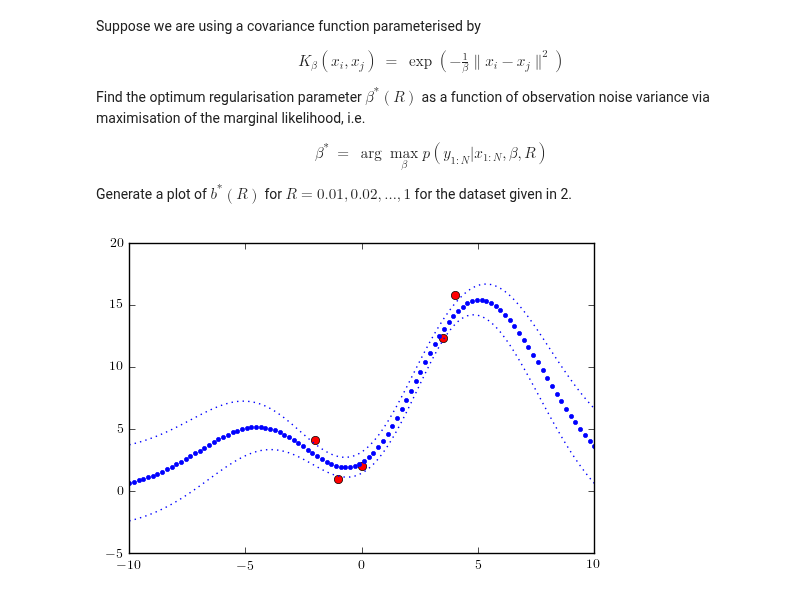
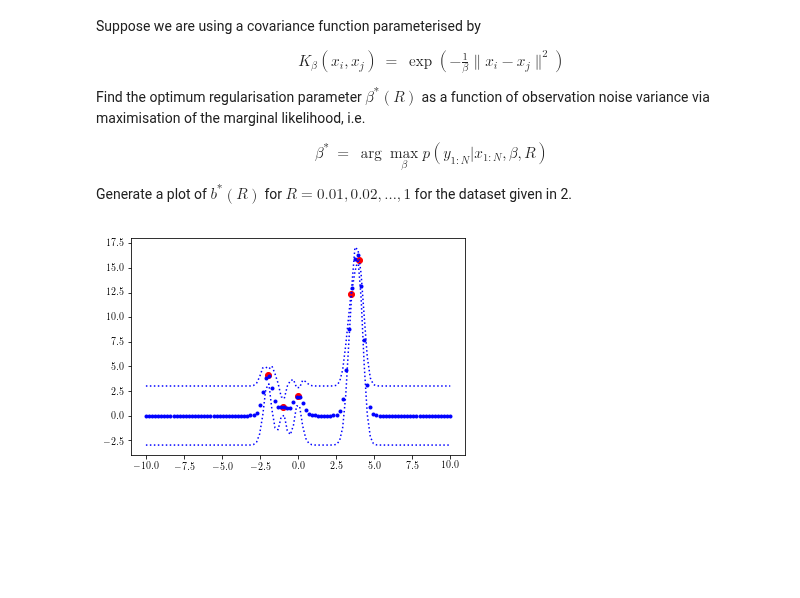
Before and after one commit to atcemgil/notes, a Jupyter notebook: MultivariateGaussian.ipynb, the cells around one changed output. Drawn from its saved outputs; the diff is of its cells as text; code cells hidden in the pictures; blank space fills up the shorter version.

```diff
--- a/MultivariateGaussian.ipynb
+++ b/MultivariateGaussian.ipynb
@@ -368,33 +368,33 @@ def cov_fun_bell(x1,x2,delta=1):
 def cov_fun_exp(x1,x2):
     return np.exp(-0.5*np.abs(x1-x2))
 
 def cov_fun(x1,x2):
-    return cov_fun_bell(x1,x2,delta=10.1)
+    return cov_fun_bell(x1,x2,delta=0.1)
 
-R = 0.05
+R = 0.0005
 
 x = np.array([-2, -1, 0, 3.5, 4]);
 y = np.array([4.1, 0.9, 2, 12.3, 15.8]);
 
 Sig = cov_fun(x.reshape((len(x),1)),x.reshape((1,len(x)))) + R*np.eye(len(x))
 SigI = np.linalg.inv(Sig)
 
 xx = np.linspace(-10,10,100)
 yy = np.zeros_like(xx)
 ss = np.zeros_like(xx)
 for i in range(len(xx)):
     z = np.r_[x,xx[i]]
     CrossSig = cov_fun(x,xx[i])
     PriorSig = cov_fun(xx[i],xx[i]) + R
 
     yy[i] = np.dot(np.dot(CrossSig, SigI),y)
     ss[i] = PriorSig - np.dot(np.dot(CrossSig, SigI),CrossSig)
 
 
 plt.plot(x,y,'or')
 plt.plot(xx,yy,'b.')
 plt.plot(xx,yy+3*np.sqrt(ss),'b:')
 plt.plot(xx,yy-3*np.sqrt(ss),'b:')
 plt.show()
 # %% [output]
-[figure, old version]
+[figure, new version]
```
Also changed, not shown: 9 other files.
